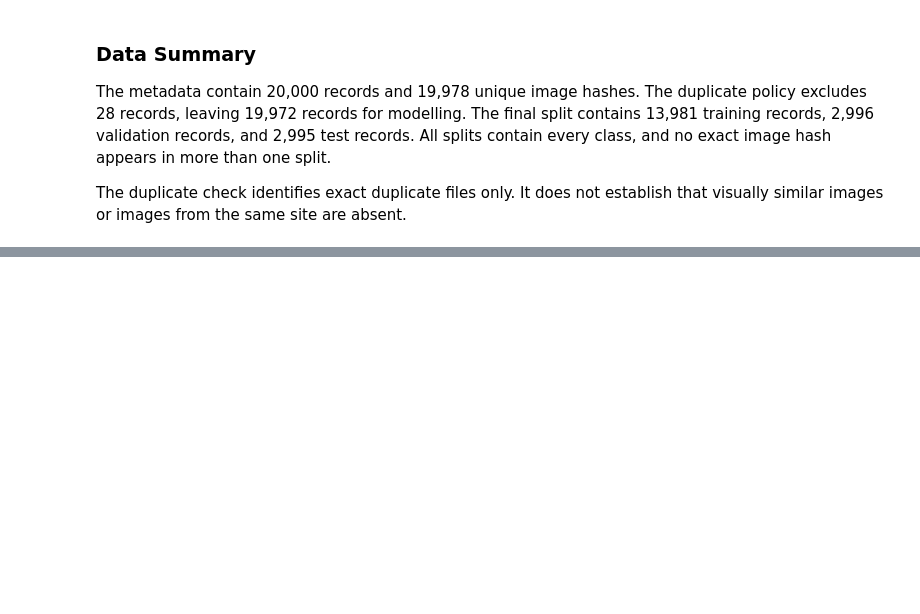
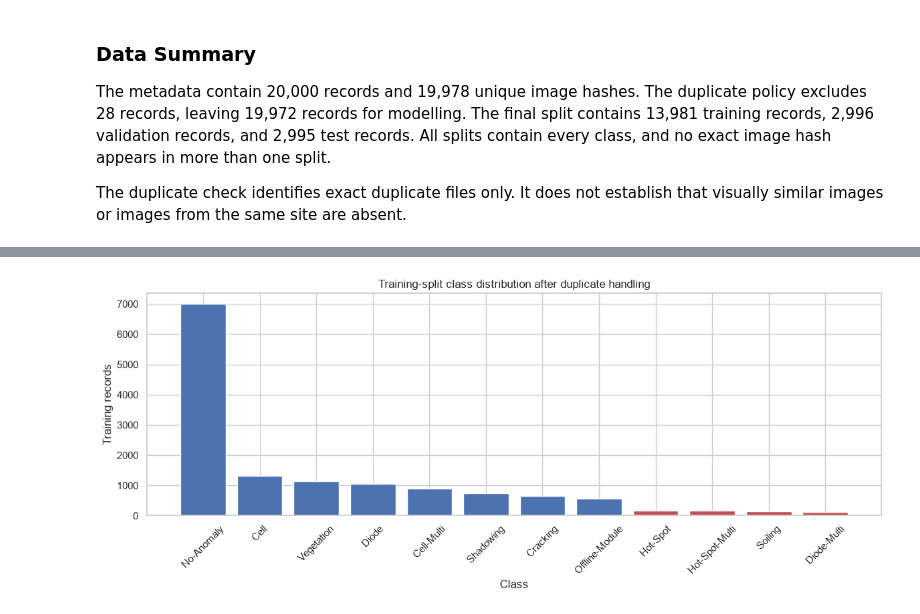
Before and after one commit to Althaf-0130/Fine-Grained-Photovoltaic-Fault-Classification-from-Infrared-Images, a Jupyter notebook: PV_Fault_Classification_Colab.ipynb, the cells around one changed output, grey strips where cells are left out. Cells and saved outputs as stored; diff of their text form; code cells hidden in the pictures; blank space fills up the shorter version.

Commit message:
add class balance and sample image plots

```diff
--- a/PV_Fault_Classification_Colab.ipynb
+++ b/PV_Fault_Classification_Colab.ipynb
@@ -507,0 +516,24 @@ The duplicate check identifies exact duplicate files only. It does not establish
+# %%
+eda_df = splits["train"]
+class_counts = eda_df["label"].value_counts().sort_values(ascending=False)
+colors = [
+    "#c44e52" if label in RARE_CLASSES else "#4c72b0"
+    for label in class_counts.index
+]
+fig, ax = plt.subplots(figsize=(12, 5))
+ax.bar(class_counts.index, class_counts.values, color=colors)
+ax.set(
+    title="Training-split class distribution after duplicate handling",
+    xlabel="Class",
+    ylabel="Training records",
+)
+ax.tick_params(axis="x", rotation=45)
+fig.tight_layout()
+fig.savefig(
+    OUTPUT_DIR / "class_distribution.png",
+    dpi=180,
+    bbox_inches="tight",
+)
+plt.show()
+# %% [output]
+[figure, added]
```
Also changed, not shown: parts of 3 cells of this notebook.
